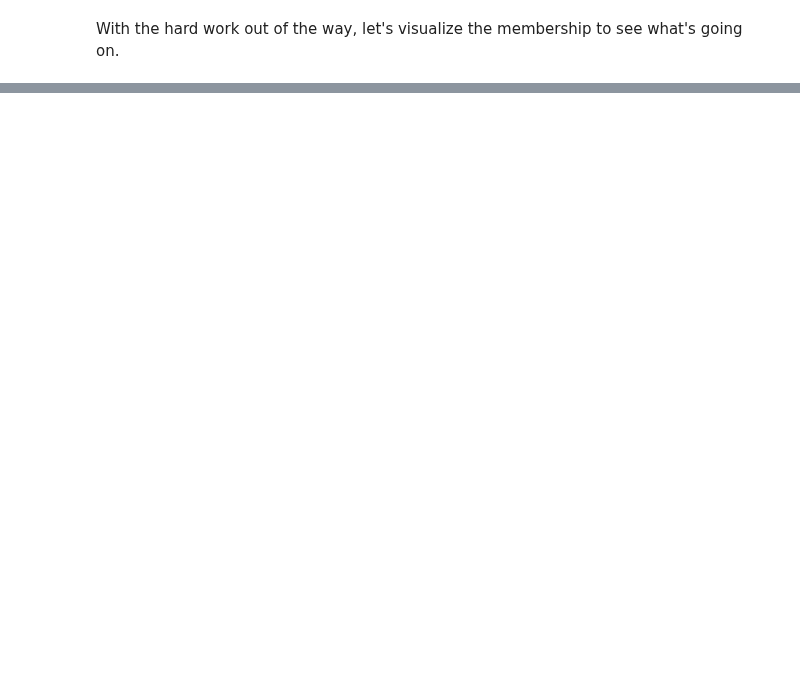
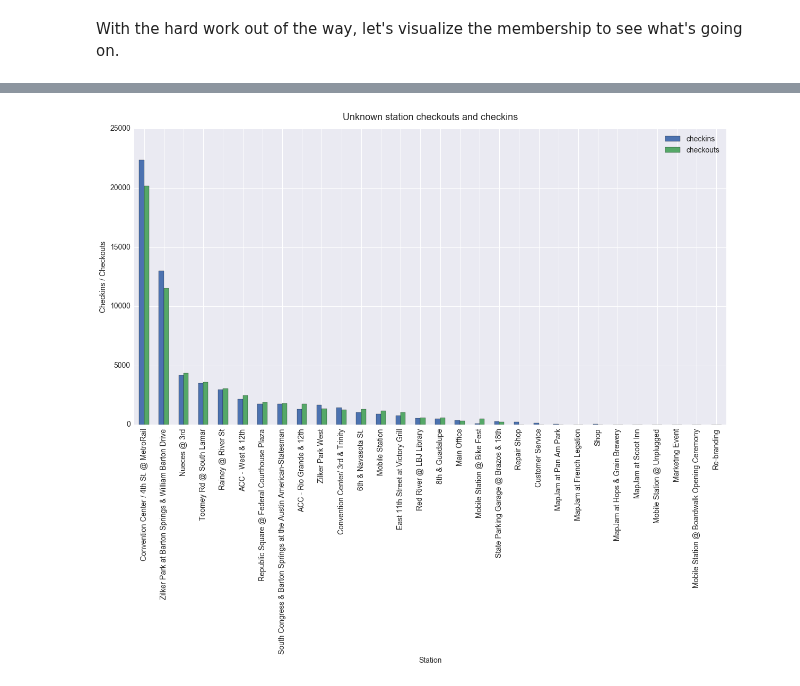
Before and after one commit to timgasser/bcycle-austin, a Jupyter notebook: notebooks/bcycle_all_data_eda.ipynb, the cells around one changed output, grey strips where cells are left out. Drawn from its saved outputs; the diff is of its cells as text; code cells hidden in the pictures; blank space fills up the shorter version.

```diff
--- a/notebooks/bcycle_all_data_eda.ipynb
+++ b/notebooks/bcycle_all_data_eda.ipynb
@@ -264,0 +713,13 @@ g = g.map(plt.hist, "duration")
+# %%
+# Read in the scraped stations, and create a set of the station names.
+scrape_stations_df = pd.read_csv('../input/stations.csv')
+scrape_stations = set(scrape_stations_df['name'])
+
+# Now work out which stations are in the full dataset, but not the scraped one.
+# These are the stations we need to fill in position information for.
+all_stations = set(station_df['name'])
+
+venn_stations = venn_stats(scrape_stations, all_stations, verbose=True,
+                           left_name='scraped stations', right_name='all_data stations')
+
+scrape_only, common, all_only = venn_stations
@@ -264,0 +743,11 @@ g = g.map(plt.hist, "duration")
+# %%
+# now we have a set in `all_only` that contains stations we don't have information for.
+# Let's see how many stations are in there
+all_only_stations_df = station_df[station_df['name'].isin(all_only)]
+all_only_stations_df
+
+plot_bar(all_only_stations_df, x='name', y=['checkins', 'checkouts'], size=(20,10),
+         title='Unknown station checkouts and checkins',
+        xlabel='Station', ylabel='Checkins / Checkouts')
+# %% [output]
+[figure, added]
```
Also changed, not shown: parts of 50 cells of this notebook.
